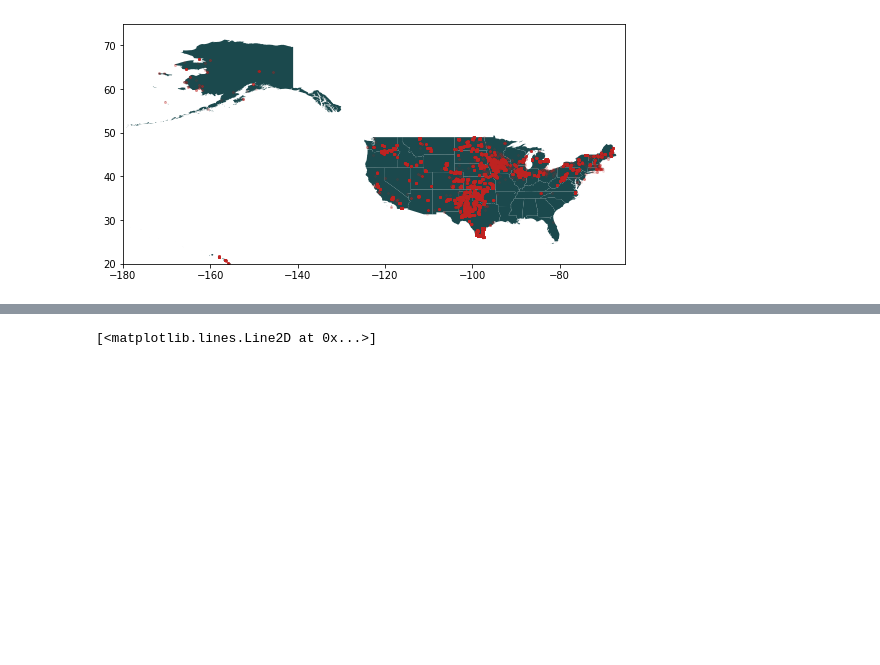
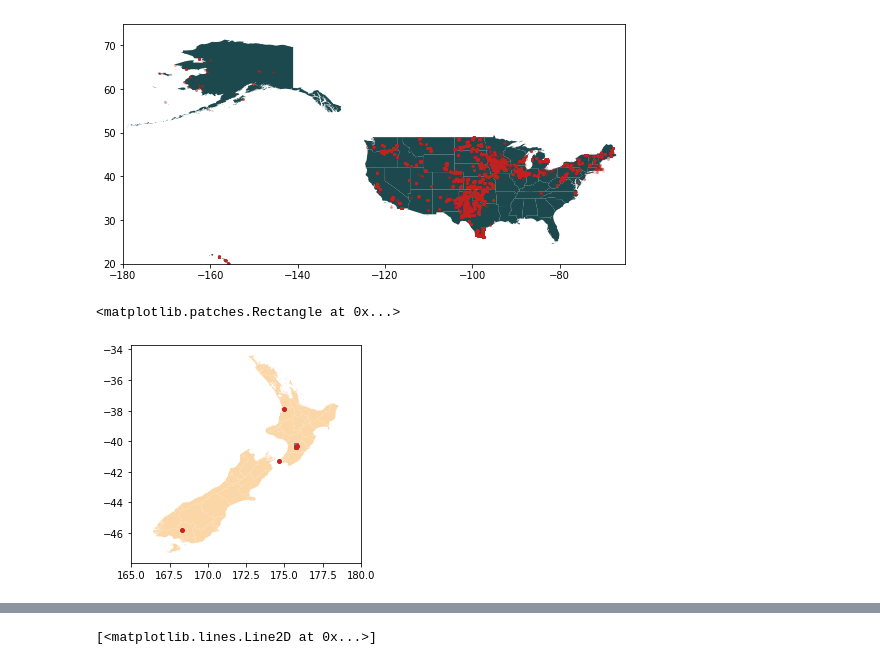
Before and after one commit to KatharinaGruber/windpower_GWA, a Jupyter notebook: plot_maps.ipynb, the cells around one changed output, grey strips where cells are left out. Cells and saved outputs as stored; diff of their text form; code cells hidden in the pictures; blank space fills up the shorter version.

```diff
--- a/plot_maps.ipynb
+++ b/plot_maps.ipynb
@@ -34,0 +38,2 @@ plt.plot(wpUSA.xlong,wpUSA.ylat,'o',alpha=0.1,markersize=2)
+# %%
+NZera5 = xr.open_dataset(era_path + '/NZ/era5_wind_NZ_198701.nc')
@@ -34,0 +42,7 @@ plt.plot(wpUSA.xlong,wpUSA.ylat,'o',alpha=0.1,markersize=2)
+# %%
+def cell_coords(lon,lat):
+    diflat = NZera5.latitude.values - lat
+    diflon = NZera5.longitude.values - lon
+    clat = NZera5.latitude.values[abs(diflat)==min(abs(diflat))][0]
+    clon = NZera5.longitude.values[abs(diflon)==min(abs(diflon))][0]
+    return((clon-0.125,clat-0.125))
@@ -34,0 +56,10 @@ plt.plot(wpUSA.xlong,wpUSA.ylat,'o',alpha=0.1,markersize=2)
+# %%
+shpNZ.to_crs({'init': 'epsg:4326'}).plot(color=COLORS[3]).set_xlim(165,180)
+plt.plot(wpNZ.Longitude,wpNZ.Latitude,'o',markersize=4)
+
+ax = plt.gca()
+rect = matplotlib.patches.Rectangle(xy=cell_coords(wpNZ.Longitude[0],wpNZ.Latitude[0]),width= 0.25,height=0.25,alpha=0.7,color=COLORS[1])
+ax.add_patch(rect)
+# %% [output]
+<matplotlib.patches.Rectangle at 0x...>
+[figure, added]
```
Also changed, not shown: parts of 6 cells of this notebook.
